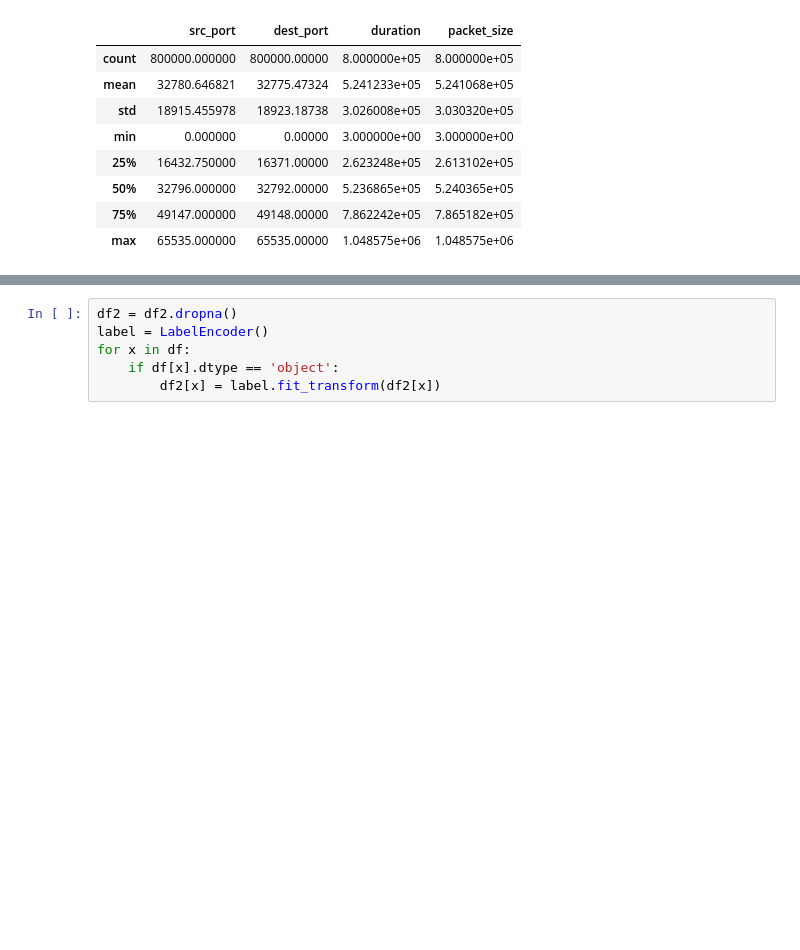
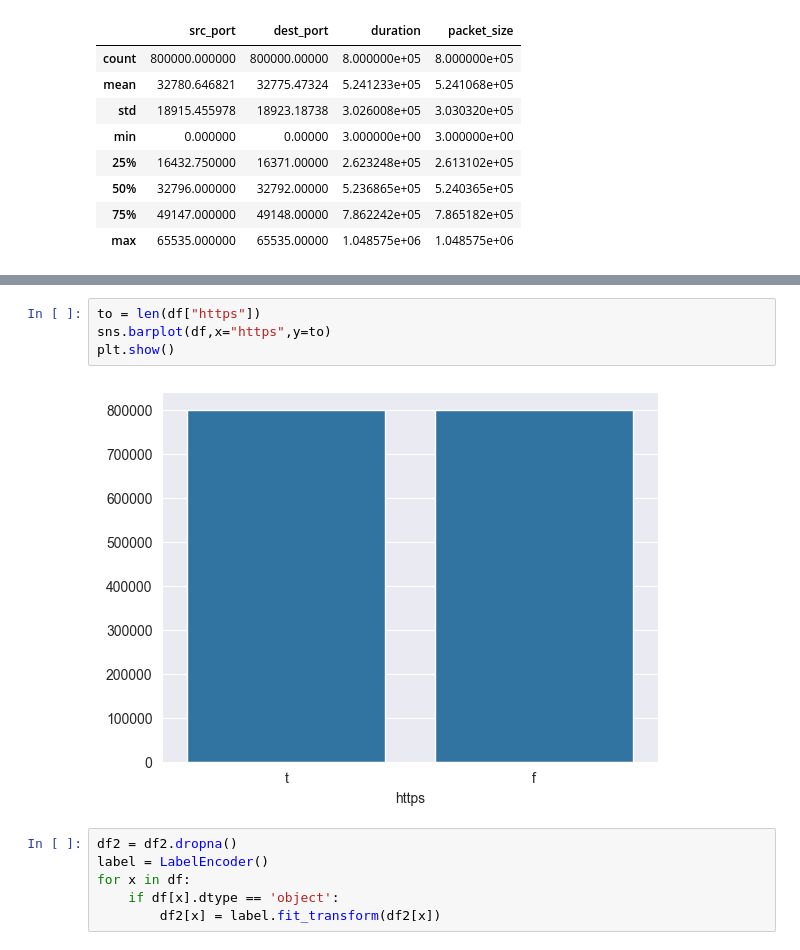
Before and after one commit to hodge-py/Coding_assignments, a Jupyter notebook: Information and Networking Security/CourseProject/malware.ipynb, the cells around one changed output, grey strips where cells are left out. Cells and saved outputs as stored; diff of their text form; blank space fills up the shorter version.

```diff
--- a/Information and Networking Security/CourseProject/malware.ipynb
+++ b/Information and Networking Security/CourseProject/malware.ipynb
@@ -64,3 +64,9 @@ plt.show()
+# %%
+to = len(df["https"])
+sns.barplot(df,x="https",y=to)
+plt.show()
+# %% [output]
+[figure, added]
 # %%
 df2 = df2.dropna()
 label = LabelEncoder()
```
Also changed, not shown: parts of 3 cells of this notebook.
